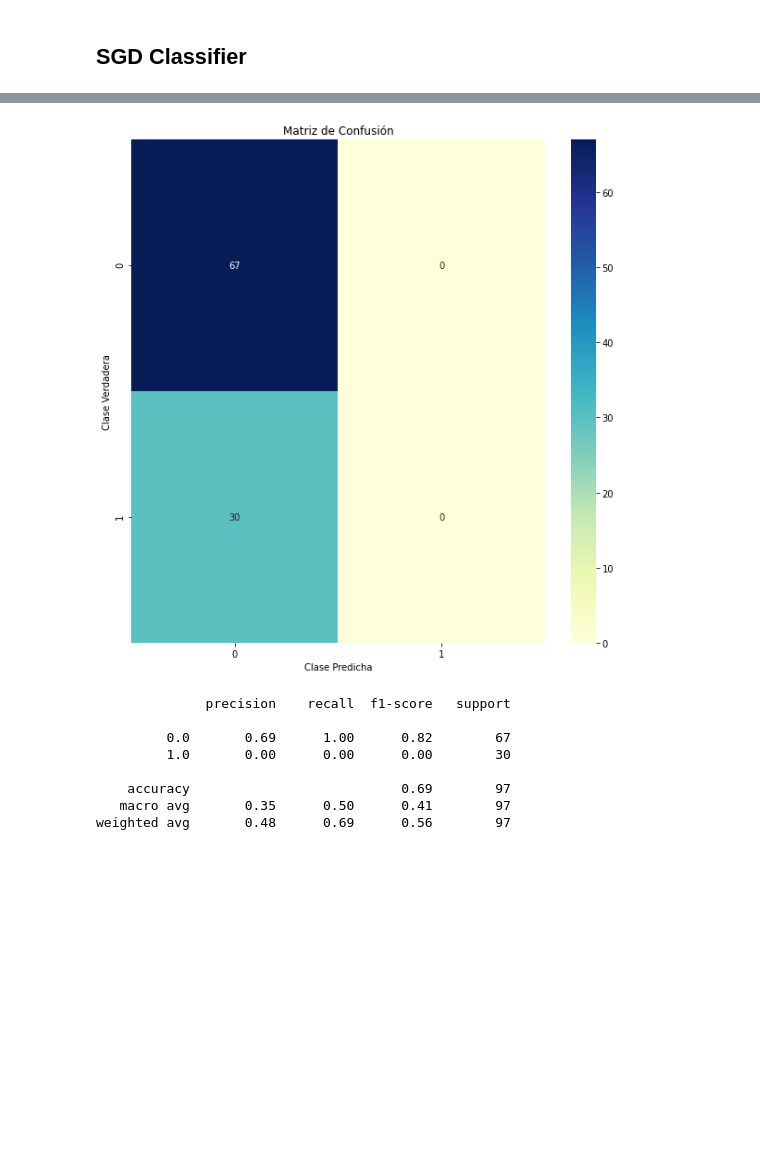
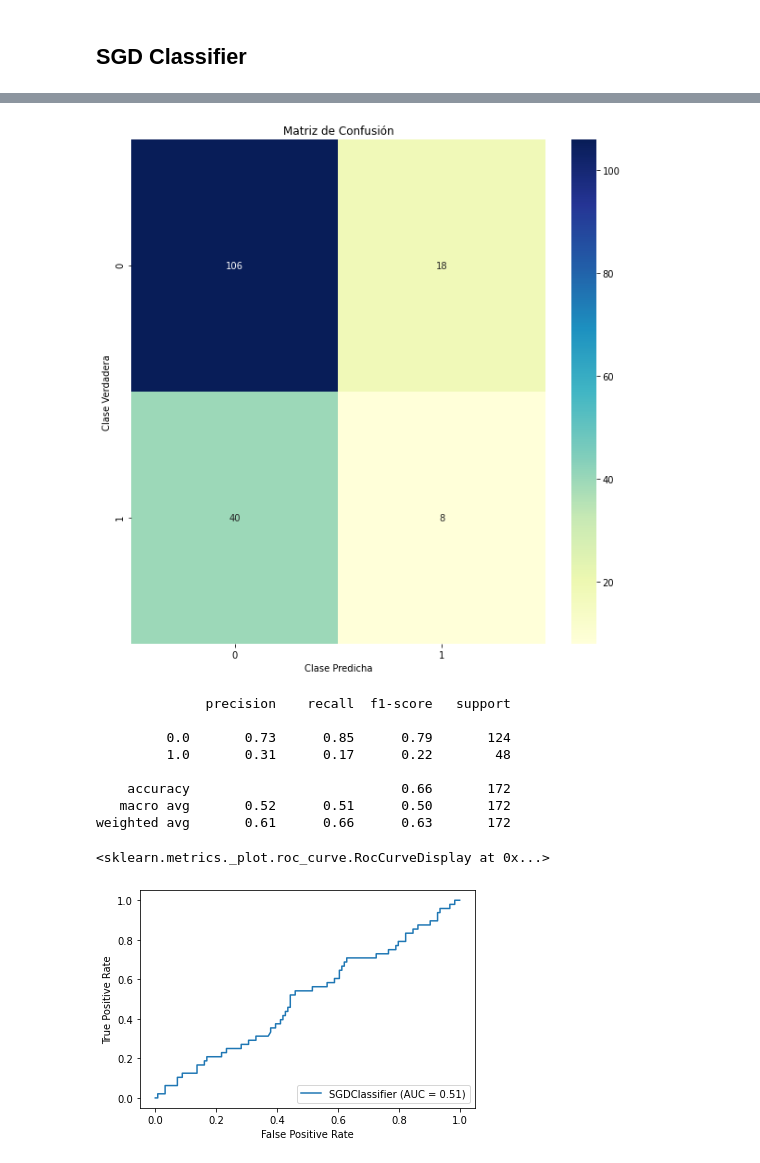
Before and after one commit to Hecramco/NLP_Violencia-en-musica-, a Jupyter notebook: mubel_song_lyrics_ajuste_hiperparametros.ipynb, the cells around one changed output, grey strips where cells are left out. Drawn from its saved outputs; the diff is of its cells as text; code cells hidden in the pictures; blank space fills up the shorter version.

```diff
--- a/mubel_song_lyrics_ajuste_hiperparametros.ipynb
+++ b/mubel_song_lyrics_ajuste_hiperparametros.ipynb
@@ -15,9 +15,9 @@ import os
 import glob
 # %%
 raw_data_path = os.path.join('', '')
-all_files = glob.glob(raw_data_path +"/top_songs_with_lyrics.csv")
-lyrics_df = pd.concat(pd.read_csv(f) for f in all_files)
-#lyrics_df  = pd.read_csv('/content/top_songs_with_lyrics - top_songs_with_lyrics (1).csv')
+#all_files = glob.glob(raw_data_path +"/top_songs_with_lyrics.csv")
+#lyrics_df = pd.concat(pd.read_csv(f) for f in all_files)
+lyrics_df = pd.read_csv('top_songs_with_lyrics.csv')
 columnLyric='lyric'
 # %%
 lyrics_df = lyrics_df[lyrics_df[columnLyric].isnull()==False]
@@ -491,13 +505,17 @@ Media de cross_validation 0.6061854005167958
 # %%
-y_predict_test = clf.predict(X_test)
+y_predict_test = sgdc.best_estimator_.predict(X_test)
 mostrar_resultados(y_test, y_predict_test)
+
+metrics.plot_roc_curve(sgdc.best_estimator_ , X_test , y_test)
 # %% [output]
-[figure, old version]
+[figure, new version]
               precision    recall  f1-score   support
 
-         0.0       0.69      1.00      0.82        67
-         1.0       0.00      0.00      0.00        30
+         0.0       0.73      0.85      0.79       124
+         1.0       0.31      0.17      0.22        48
 
-    accuracy                           0.69        97
-   macro avg       0.35      0.50      0.41        97
-weighted avg       0.48      0.69      0.56        97
+    accuracy                           0.66       172
+   macro avg       0.52      0.51      0.50       172
+weighted avg       0.61      0.66      0.63       172
+<sklearn.metrics._plot.roc_curve.RocCurveDisplay at 0x...>
+[figure, added]
```
Also changed, not shown: parts of 19 cells of this notebook.
